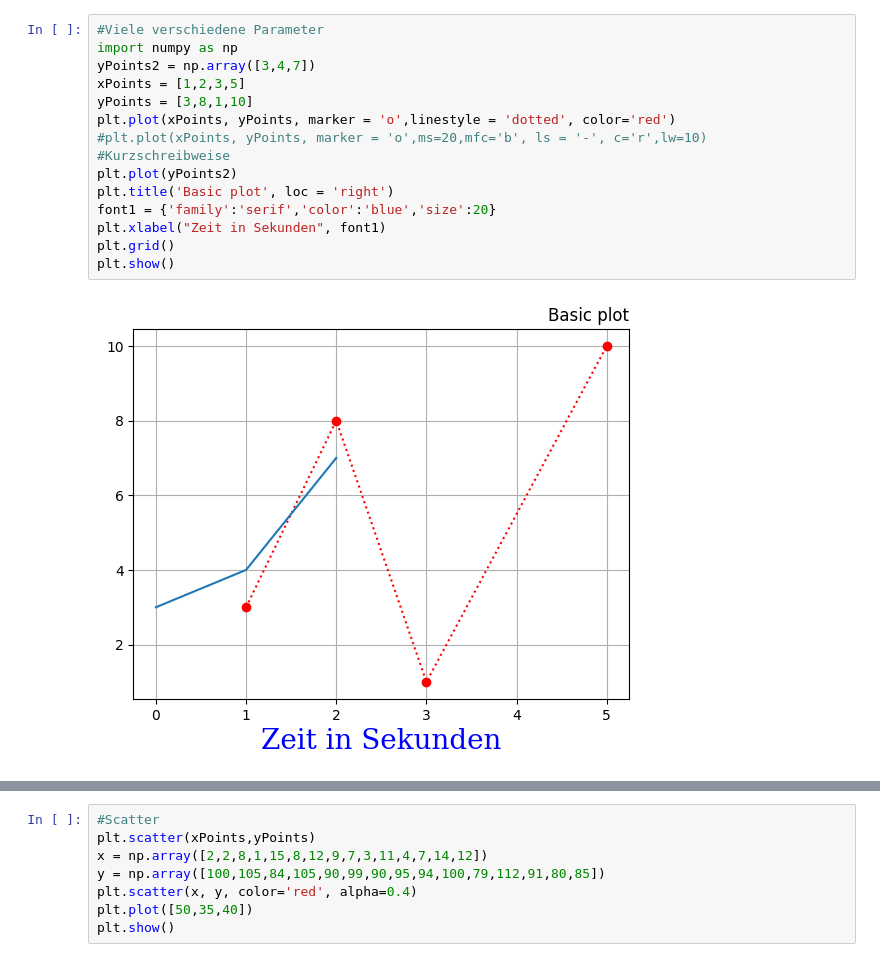
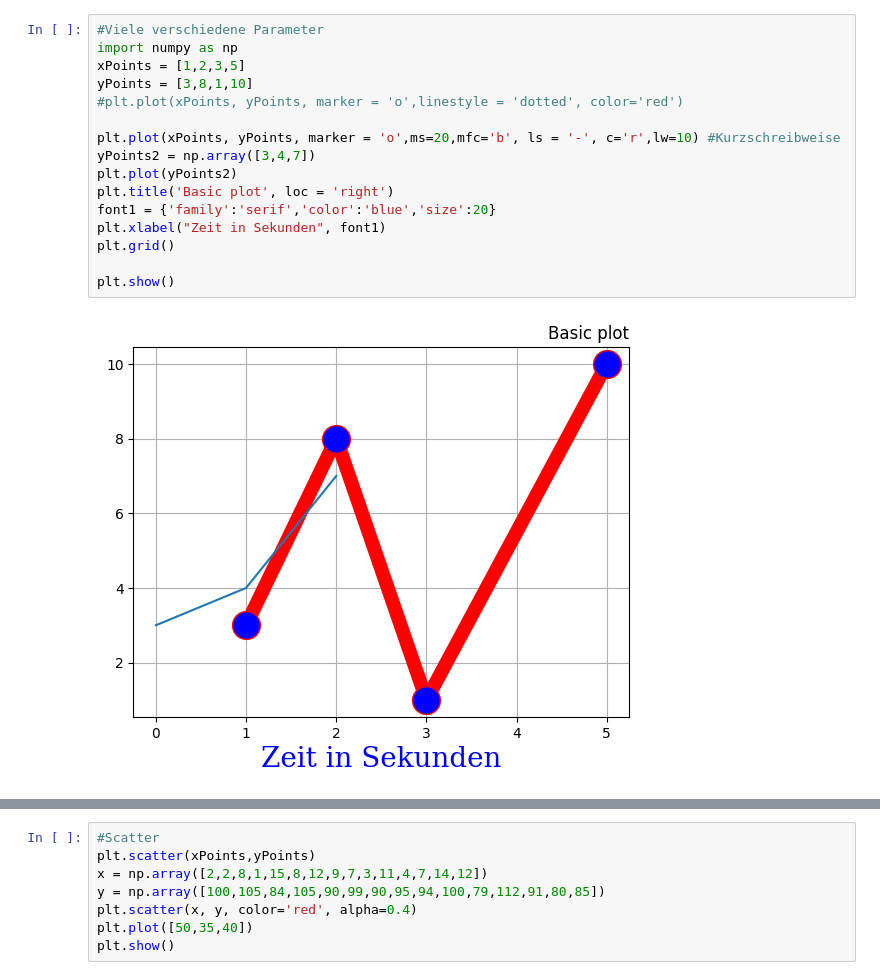
Before and after one commit to LucaGrab/DHBW, a Jupyter notebook: src/integrationsseminar/Pyplot.ipynb, the cells around one changed output, grey strips where cells are left out. Cells and saved outputs as stored; diff of their text form.

```diff
--- a/src/integrationsseminar/Pyplot.ipynb
+++ b/src/integrationsseminar/Pyplot.ipynb
@@ -8,19 +8,21 @@ plt.show()
 # %%
 #Viele verschiedene Parameter
 import numpy as np
-yPoints2 = np.array([3,4,7])
 xPoints = [1,2,3,5]
 yPoints = [3,8,1,10]
-plt.plot(xPoints, yPoints, marker = 'o',linestyle = 'dotted', color='red')
-#plt.plot(xPoints, yPoints, marker = 'o',ms=20,mfc='b', ls = '-', c='r',lw=10) #Kurzschreibweise
+#plt.plot(xPoints, yPoints, marker = 'o',linestyle = 'dotted', color='red')
+
+plt.plot(xPoints, yPoints, marker = 'o',ms=20,mfc='b', ls = '-', c='r',lw=10) #Kurzschreibweise
+yPoints2 = np.array([3,4,7])
 plt.plot(yPoints2)
 plt.title('Basic plot', loc = 'right')
 font1 = {'family':'serif','color':'blue','size':20}
 plt.xlabel("Zeit in Sekunden", font1)
 plt.grid()
+
 plt.show()
 # %% [output]
-[figure, old version]
+[figure, new version]
 # %%
 #Mehrere Plots
 plt.subplot(1, 2, 1)
```
Also changed, not shown: parts of 7 cells of this notebook, 3 other files.
